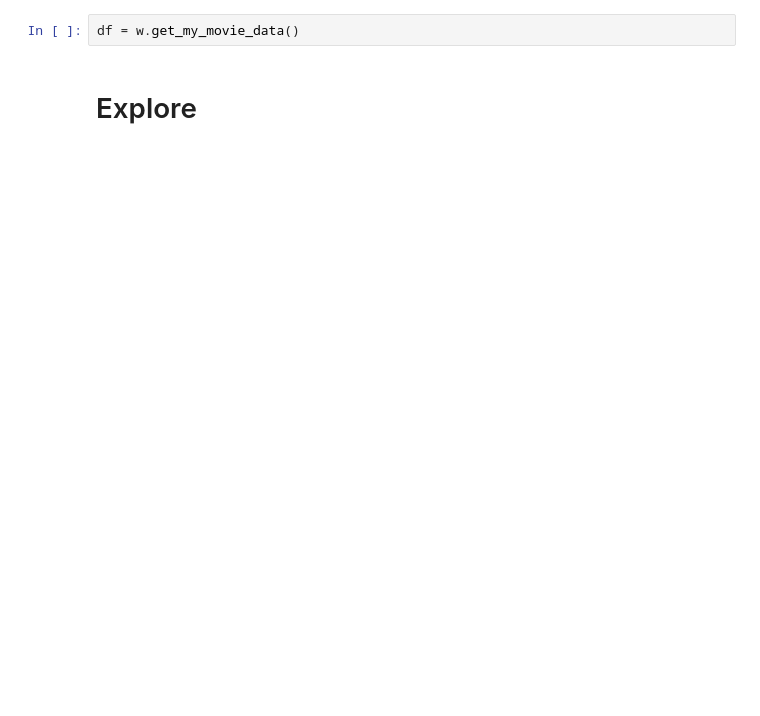
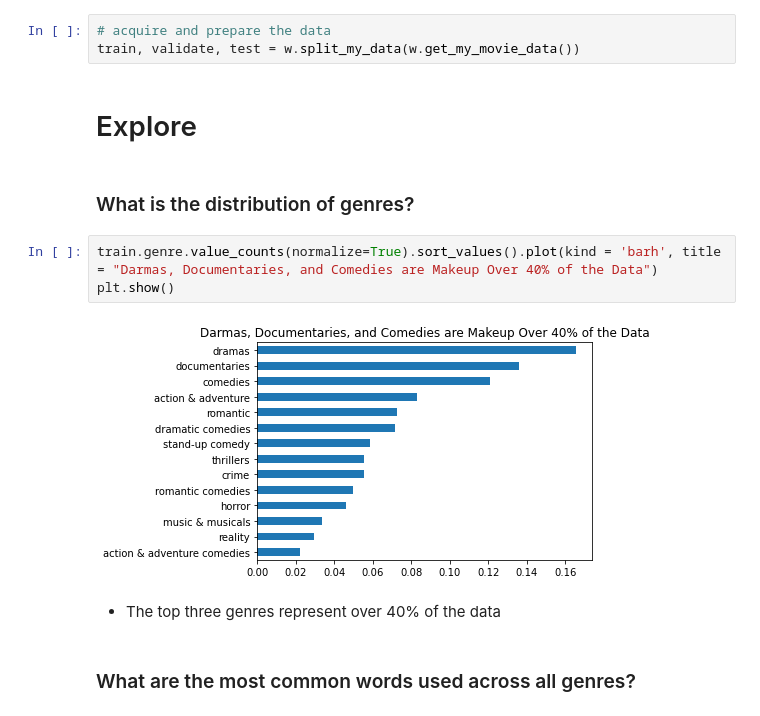
Before and after one commit to Johndsalas/guess_the_genre_netflix, a Jupyter notebook: Main.ipynb, the cells around one changed output. Cells and saved outputs as stored; diff of their text form; blank space fills up the shorter version.

```diff
--- a/Main.ipynb
+++ b/Main.ipynb
@@ -76,4 +90,16 @@ import modeling as m
 # %%
-df = w.get_my_movie_data()
+# acquire and prepare the data
+train, validate, test = w.split_my_data(w.get_my_movie_data())
 # %% [markdown]
 # Explore
+# %% [markdown]
+### What is the distribution of genres?
+# %%
+train.genre.value_counts(normalize=True).sort_values().plot(kind = 'barh', title = "Darmas, Documentaries, and Comedies are Makeup Over 40% of the Data")
+plt.show()
+# %% [output]
+[figure, added]
+# %% [markdown]
+* The top three genres represent over 40% of the data
+# %% [markdown]
+### What are the most common words used across all genres?
```
Also changed, not shown: parts of 6 cells of this notebook, 1 other file.
